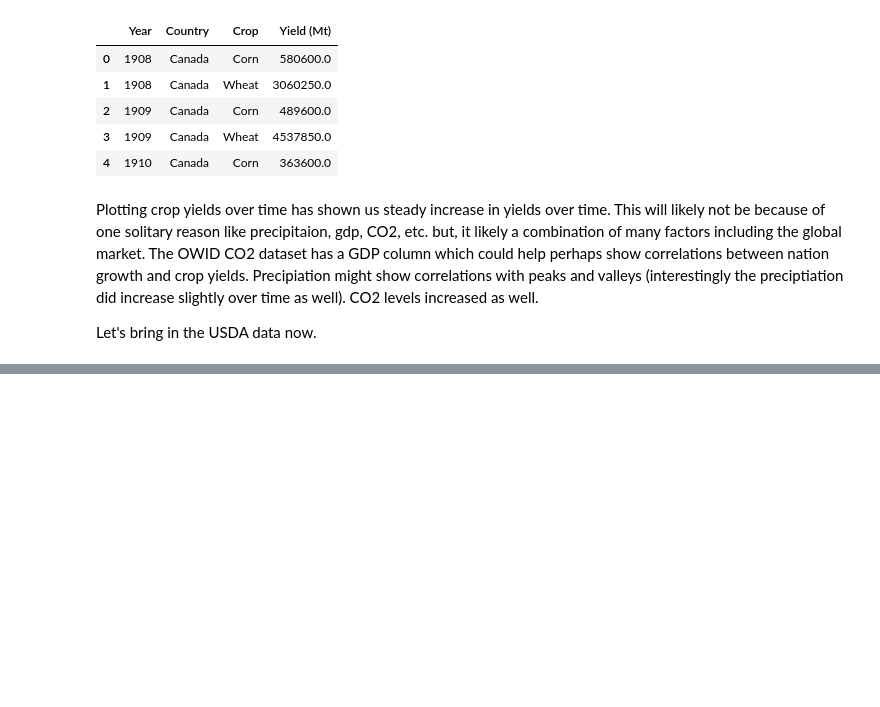
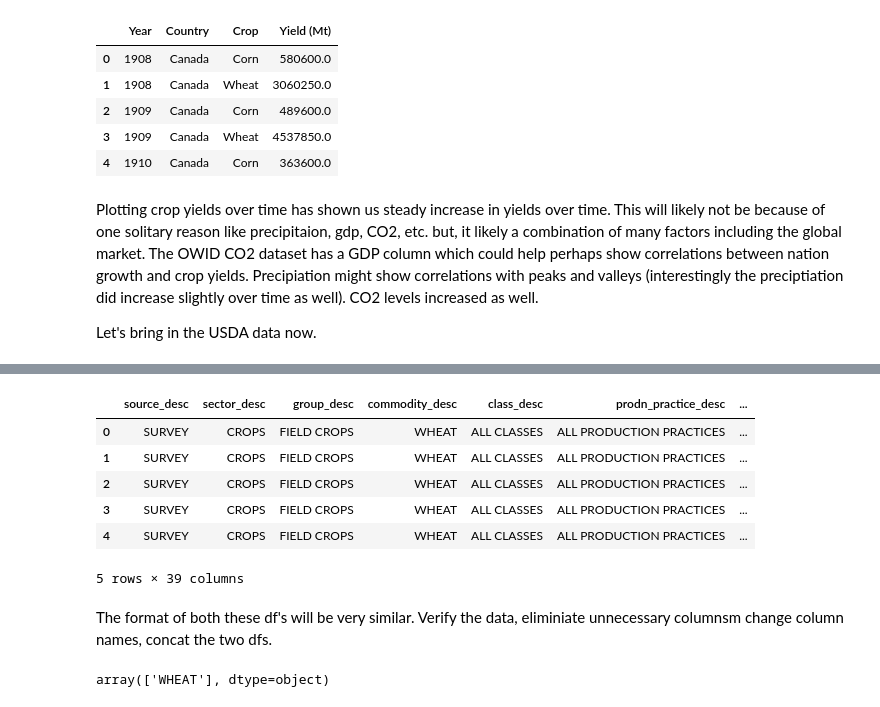
Before and after one commit to nickbartram/climate_agriculture_impact, a Jupyter notebook: crop_data.ipynb, the cells around one changed output, grey strips where cells are left out. Drawn from its saved outputs; the diff is of its cells as text; code cells hidden in the pictures; blank space fills up the shorter version.

```diff
--- a/crop_data.ipynb
+++ b/crop_data.ipynb
@@ -266,0 +342,18 @@ USDA_df.head()
+# %%
+# View wheat df
+USDA_wheat_df.head()
+# %% [output]
+|  | source_desc | sector_desc | group_desc | commodity_desc | class_desc | prodn_practice_desc | ... |
+| 0 | SURVEY | CROPS | FIELD CROPS | WHEAT | ALL CLASSES | ALL PRODUCTION PRACTICES | ... |
+| 1 | SURVEY | CROPS | FIELD CROPS | WHEAT | ALL CLASSES | ALL PRODUCTION PRACTICES | ... |
+| 2 | SURVEY | CROPS | FIELD CROPS | WHEAT | ALL CLASSES | ALL PRODUCTION PRACTICES | ... |
+| 3 | SURVEY | CROPS | FIELD CROPS | WHEAT | ALL CLASSES | ALL PRODUCTION PRACTICES | ... |
+| 4 | SURVEY | CROPS | FIELD CROPS | WHEAT | ALL CLASSES | ALL PRODUCTION PRACTICES | ... |
+5 rows × 39 columns
+# %% [markdown]
+The format of both these df's will be very similar. Verify the data, eliminiate unnecessary columnsm change column names, concat the two dfs.
+# %%
+# Verify unique entries in USDA_wheat_df['commodity_desc'] column
+USDA_wheat_df['commodity_desc'].unique()
+# %% [output]
+array(['WHEAT'], dtype=object)
```
Also changed, not shown: parts of 31 cells of this notebook, 2 other files.
